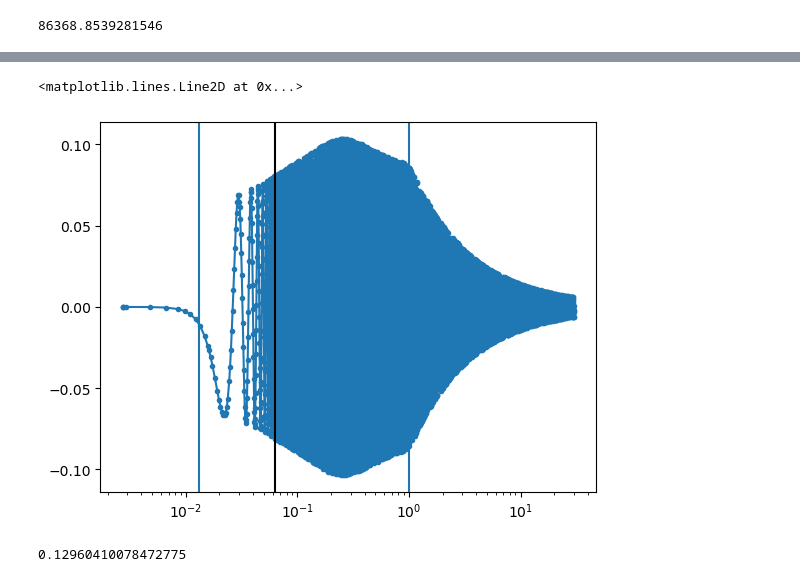
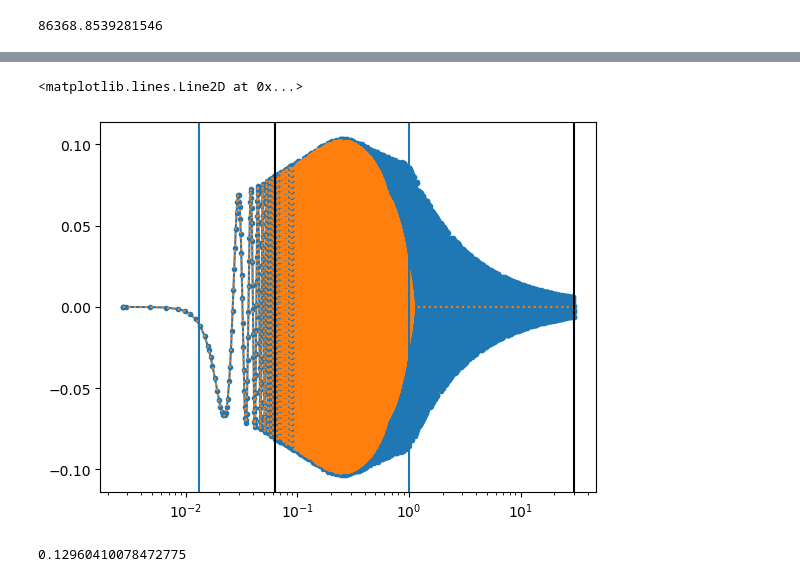
Before and after one commit to ManuelBuenAbad/axion_mcmc, a Jupyter notebook: axion_evol.ipynb, the cells around one changed output, grey strips where cells are left out. Drawn from its saved outputs; the diff is of its cells as text; code cells hidden in the pictures.

```diff
--- a/axion_evol.ipynb
+++ b/axion_evol.ipynb
@@ -3432,6 +3965,6 @@ test_sol.omega_a_full
 # %%
 test_sol = solve_axion_eom('QCD', 'switcheroo', 1e12, epsphi_test, N_test, 1, dtheta_ini, (0.01, 100), method='Radau', atol=1.e-6, rtol=1.e-5, vectorized=True, dense_MSA=5001)
 
-# test_sol2 = solve_axion_eom('QCD', 'brute', 1e12, epsphi_test, N_test, 1, dtheta_ini, (0.01, 100), method='Radau', atol=1.e-6, rtol=1.e-5, vectorized=True)
+test_sol2 = solve_axion_eom('QCD', 'brute', 1e12, epsphi_test, N_test, 1, dtheta_ini, (0.01, 100), method='Radau', atol=1.e-6, rtol=1.e-5, vectorized=True)
 # %%
 plt.plot(test_sol.t_arr/tcrit, test_sol.theta_arr)#, marker='.')
@@ -3449,16 +3984,17 @@ plt.axvline(test_sol.t_events[1]/tcrit)
 # %%
 plt.plot(test_sol.t_arr/tcrit, (test_sol.dtheta_arr)/test_sol.msa_ma_ini, marker='.')
-# plt.plot(test_sol2.t_arr/tcrit, (test_sol2.dtheta_arr)/test_sol.msa_ma_ini, ls=':')
+plt.plot(test_sol2.t_arr/tcrit, (test_sol2.dtheta_arr)/test_sol.msa_ma_ini, ls=':')
 plt.xscale('log')
 # plt.yscale('log')
 # plt.xlim(9.e17, 1.2e18)#, plt.ylim(-0.2, 0.2)
 # plt.xlim(2.e18, 3e18), plt.ylim(-0.2, 0.2)
 plt.axvline(test_sol.toscs[0]/tcrit)
 plt.axvline(1)
 plt.axvline(test_sol.msa_t_ini/tcrit, color='k')
+plt.axvline(test_sol.msa_t_end/tcrit, color='k')
 # %% [output]
 <matplotlib.lines.Line2D at 0x...>
-[figure, old version]
+[figure, new version]
 # %%
 test_sol.omega_a
 # %% [output]
```
Also changed, not shown: parts of 38 cells of this notebook.
